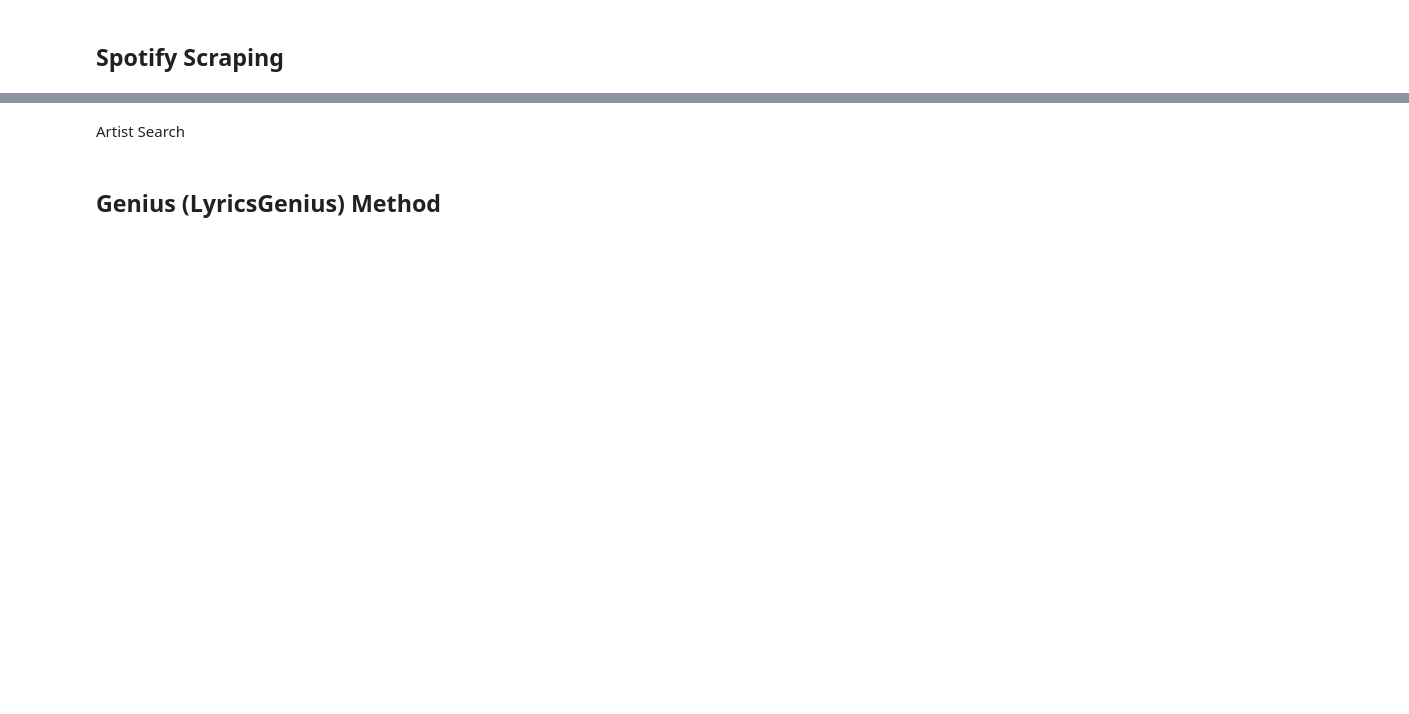
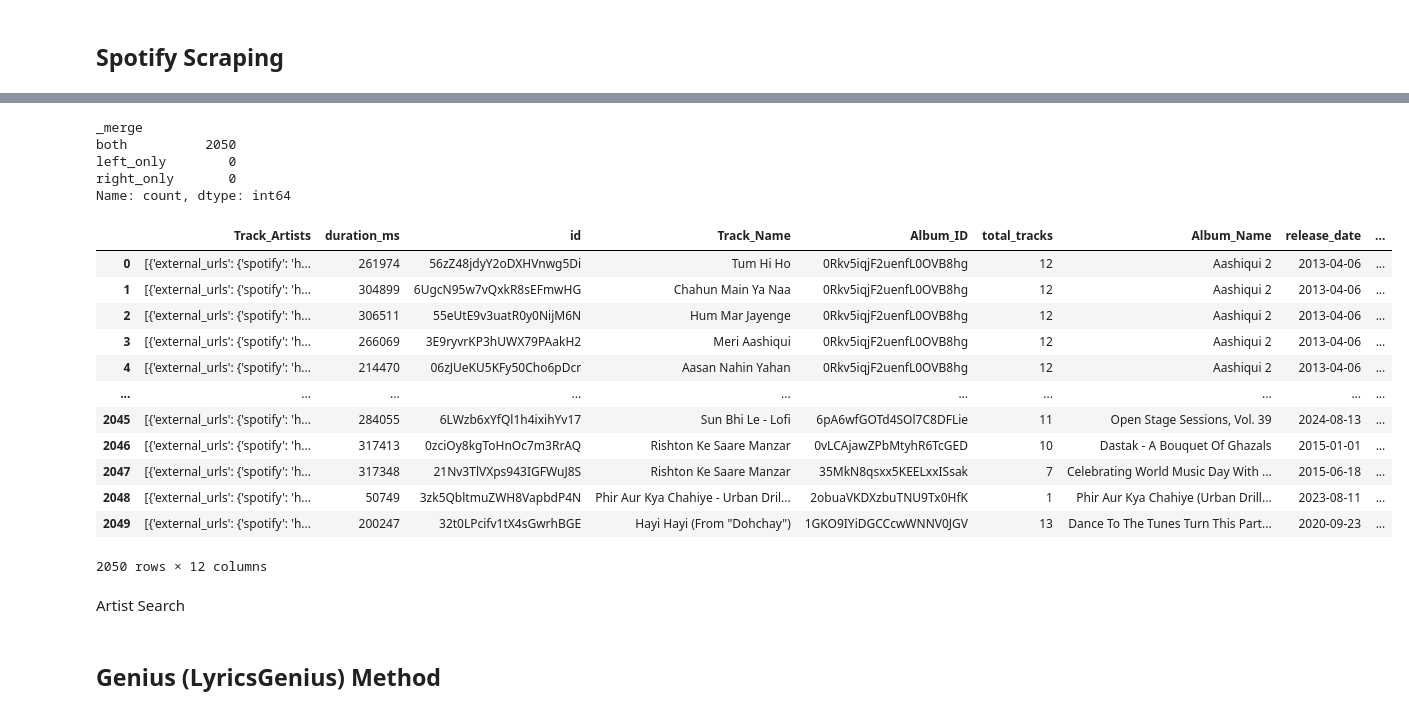
Before and after one commit to vishugp/MusicMandala, a Jupyter notebook: Spotify Scraper/scraper.ipynb, the cells around one changed output, grey strips where cells are left out. Drawn from its saved outputs; the diff is of its cells as text; code cells hidden in the pictures; blank space fills up the shorter version.

Commit message:
Added Arijit Singh Songs

```diff
--- a/Spotify Scraper/scraper.ipynb
+++ b/Spotify Scraper/scraper.ipynb
@@ -42,0 +102,15 @@ df
+# %%
+all_albums = {}
+for i,album_id in enumerate(main_df['Album_ID'].unique()):
+    print(i,len(main_df))
+    url = f'https://api.spotify.com/v1/albums/{album_id}/tracks'
+    response = requests.get(url, headers=headers)
+
+    df_t = pd.json_normalize(json.loads(response.text), record_path=['items']).drop("available_markets",axis=1)
+    df_t['Album_ID'] = album_id
+
+    df_t['Artist Song'] = df_t['artists'].apply(lambda x: artist_id in str(x))
+    all_albums[album_id] = df_t
+
+df_tracks = pd.concat(all_albums.values())
+df_tracks.to_csv("tracks.csv")
@@ -43,3 +135,36 @@ df
+# %%
+artist_songs = df_tracks[df_tracks['Artist Song']==True]
+artist_songs = artist_songs[['artists','duration_ms','id','name','Album_ID']].rename(columns = {'name':"Track_Name",
+                                                                                                'artists':"Track_Artists"})
+
+album_details = main_df[['total_tracks','name','release_date','artists','Album_ID','Producer','Producer_ID']].rename(columns = {'name':'Album_Name',
+                                                                                                                                'artists':"Album_Artists"})
+
+final = artist_songs.merge(album_details, on = "Album_ID", how = "left", indicator=True)
+final._merge.value_counts()
+# %% [output]
+_merge
+both          2050
+left_only        0
+right_only       0
+Name: count, dtype: int64
+# %%
+final.to_csv("All_Details.csv", index = False)
+final
+# %% [output]
+|  | Track_Artists | duration_ms | id | Track_Name | Album_ID | total_tracks | Album_Name | release_date | ... |
+| 0 | [{'external_urls': {'spotify': 'h... | 261974 | 56zZ48jdyY2oDXHVnwg5Di | Tum Hi Ho | 0Rkv5iqjF2uenfL0OVB8hg | 12 | Aashiqui 2 | 2013-04-06 | ... |
+| 1 | [{'external_urls': {'spotify': 'h... | 304899 | 6UgcN95w7vQxkR8sEFmwHG | Chahun Main Ya Naa | 0Rkv5iqjF2uenfL0OVB8hg | 12 | Aashiqui 2 | 2013-04-06 | ... |
+| 2 | [{'external_urls': {'spotify': 'h... | 306511 | 55eUtE9v3uatR0y0NijM6N | Hum Mar Jayenge | 0Rkv5iqjF2uenfL0OVB8hg | 12 | Aashiqui 2 | 2013-04-06 | ... |
+| 3 | [{'external_urls': {'spotify': 'h... | 266069 | 3E9ryvrKP3hUWX79PAakH2 | Meri Aashiqui | 0Rkv5iqjF2uenfL0OVB8hg | 12 | Aashiqui 2 | 2013-04-06 | ... |
+| 4 | [{'external_urls': {'spotify': 'h... | 214470 | 06zJUeKU5KFy50Cho6pDcr | Aasan Nahin Yahan | 0Rkv5iqjF2uenfL0OVB8hg | 12 | Aashiqui 2 | 2013-04-06 | ... |
+| ... | ... | ... | ... | ... | ... | ... | ... | ... | ... |
+| 2045 | [{'external_urls': {'spotify': 'h... | 284055 | 6LWzb6xYfQl1h4ixihYv17 | Sun Bhi Le - Lofi | 6pA6wfGOTd4SOl7C8DFLie | 11 | Open Stage Sessions, Vol. 39 | 2024-08-13 | ... |
+| 2046 | [{'external_urls': {'spotify': 'h... | 317413 | 0zciOy8kgToHnOc7m3RrAQ | Rishton Ke Saare Manzar | 0vLCAjawZPbMtyhR6TcGED | 10 | Dastak - A Bouquet Of Ghazals | 2015-01-01 | ... |
+| 2047 | [{'external_urls': {'spotify': 'h... | 317348 | 21Nv3TlVXps943IGFWuJ8S | Rishton Ke Saare Manzar | 35MkN8qsxx5KEELxxISsak | 7 | Celebrating World Music Day With ... | 2015-06-18 | ... |
+| 2048 | [{'external_urls': {'spotify': 'h... | 50749 | 3zk5QbltmuZWH8VapbdP4N | Phir Aur Kya Chahiye - Urban Dril... | 2obuaVKDXzbuTNU9Tx0HfK | 1 | Phir Aur Kya Chahiye (Urban Drill... | 2023-08-11 | ... |
+| 2049 | [{'external_urls': {'spotify': 'h... | 200247 | 32t0LPcifv1tX4sGwrhBGE | Hayi Hayi (From "Dohchay") | 1GKO9IYiDGCCcwWNNV0JGV | 13 | Dance To The Tunes Turn This Part... | 2020-09-23 | ... |
+2050 rows × 12 columns
 # %%
 json.loads(response.text)
 all_tracks = []
```
Also changed, not shown: parts of 9 cells of this notebook, 9 other files.
